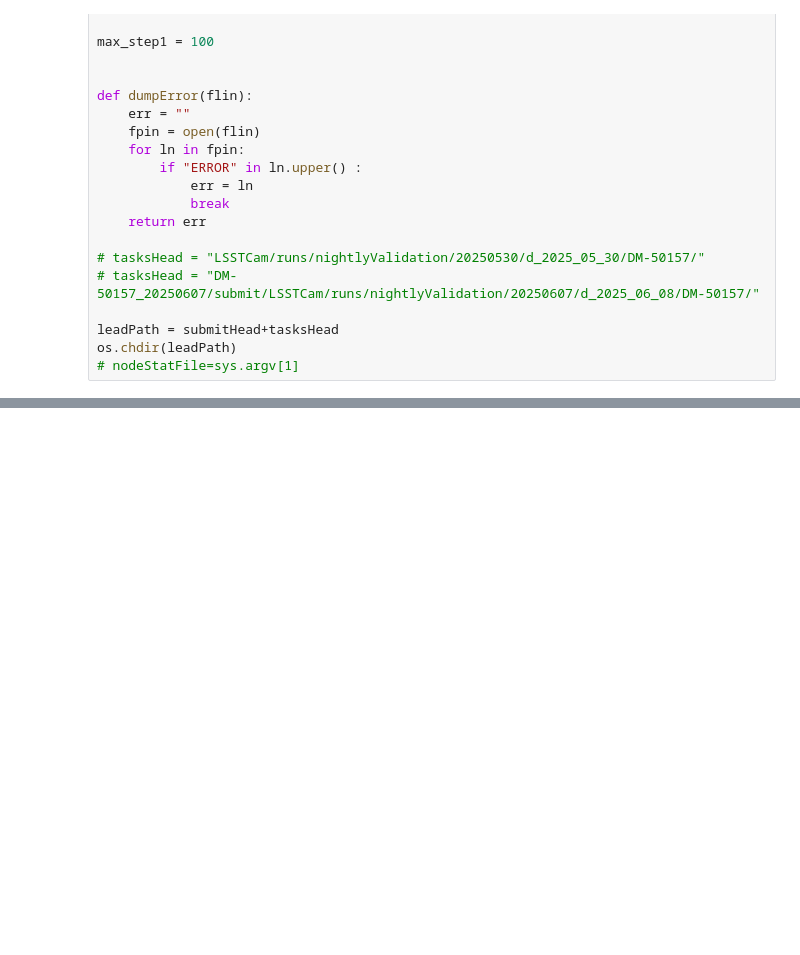
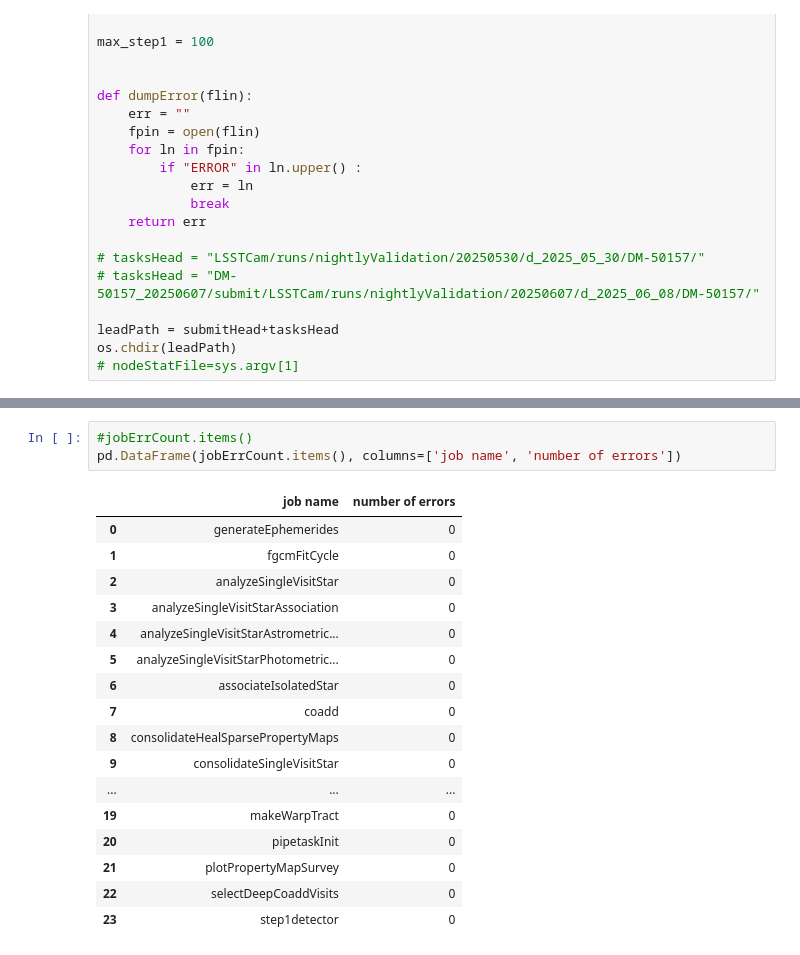
Before and after one commit to lsst-dm/condor_job_failures_viewer, a Jupyter notebook: failureLister_v3.ipynb, the cells around one changed output, grey strips where cells are left out. Drawn from its saved outputs; the diff is of its cells as text; blank space fills up the shorter version.

```diff
--- a/failureLister_v3.ipynb
+++ b/failureLister_v3.ipynb
@@ -347,0 +272,21 @@ jb = analyzeSingleVisitStarAssociation | current error count = 8
+# %%
+#jobErrCount.items()
+pd.DataFrame(jobErrCount.items(), columns=['job name', 'number of errors'])
+# %% [output]
+|  | job name | number of errors |
+| 0 | generateEphemerides | 0 |
+| 1 | fgcmFitCycle | 0 |
+| 2 | analyzeSingleVisitStar | 0 |
+| 3 | analyzeSingleVisitStarAssociation | 0 |
+| 4 | analyzeSingleVisitStarAstrometric... | 0 |
+| 5 | analyzeSingleVisitStarPhotometric... | 0 |
+| 6 | associateIsolatedStar | 0 |
+| 7 | coadd | 0 |
+| 8 | consolidateHealSparsePropertyMaps | 0 |
+| 9 | consolidateSingleVisitStar | 0 |
+| ... | ... | ... |
+| 19 | makeWarpTract | 0 |
+| 20 | pipetaskInit | 0 |
+| 21 | plotPropertyMapSurvey | 0 |
+| 22 | selectDeepCoaddVisits | 0 |
+| 23 | step1detector | 0 |
```
Also changed, not shown: parts of 1 cell of this notebook.
